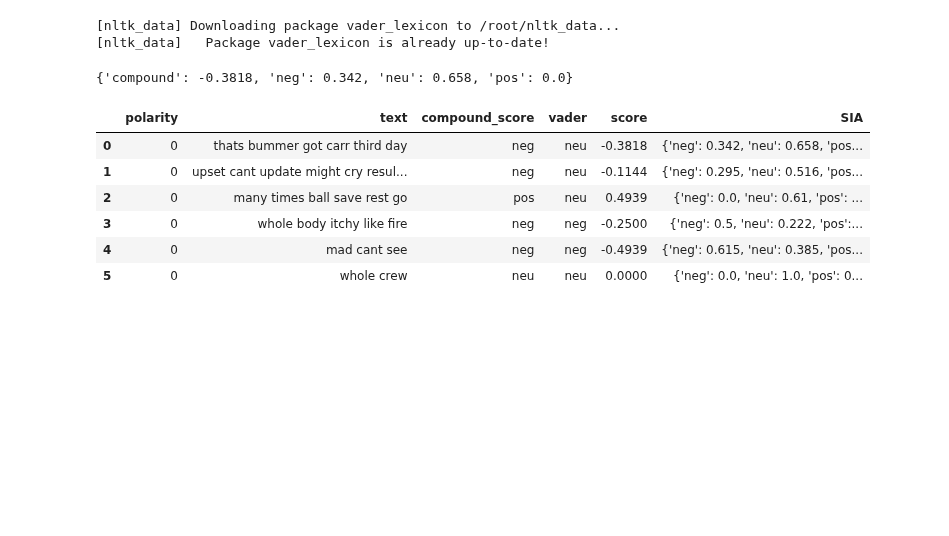
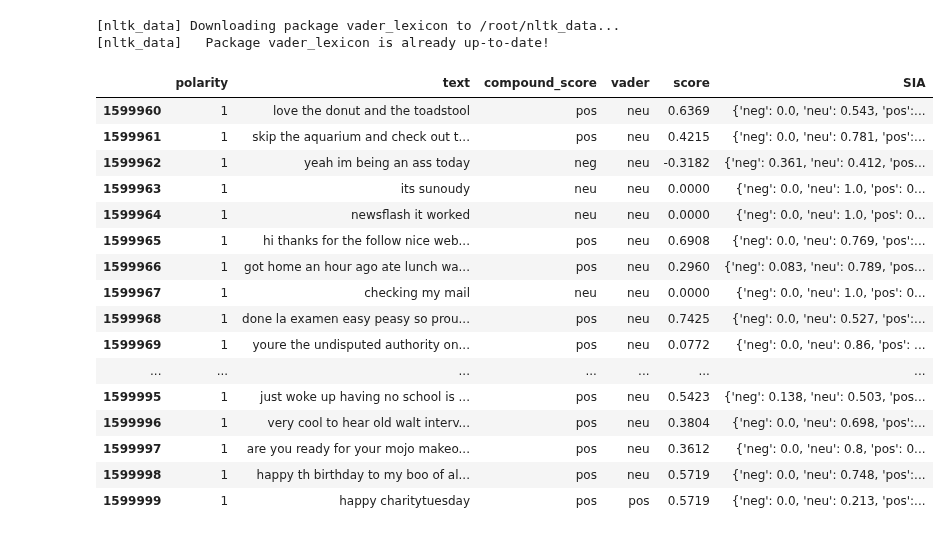
Before and after one commit to aascode/sentiment-analysis-2, a Jupyter notebook: sentiment_analysis_preprocessing_multiclass.ipynb, the cells around one changed output. Cells and saved outputs as stored; diff of their text form; code cells hidden in the pictures; blank space fills up the shorter version.

Commit message:
empty rows deleted; tested without stopwords and nltk_words

```diff
--- a/sentiment_analysis_preprocessing_multiclass.ipynb
+++ b/sentiment_analysis_preprocessing_multiclass.ipynb
@@ -249,13 +231,14 @@ df.head(20)
 # %%
-# replacing empty rows with NaN; removing NaN
-#df.replace(' ', value=float('NaN'), inplace=True).replace('', value=float('NaN'), inplace=True)
-#df.dropna(subset=['text'], inplace=True)
+# removing empty values replacing them with nan
+nan_value = float('NaN')
+df.replace('', nan_value, inplace=True)
+df.dropna(inplace=True) # add subset
 # %%
 # removing stopwords
-df['text'] = df['text'].apply(lambda x: ' '.join([i for i in x.split() if i not in (STOPWORDS)]))
+#df['text'] = df['text'].apply(lambda x: ' '.join([i for i in x.split() if i not in (STOPWORDS)]))
 
 # filtering and removing non-english words or misspelling
-df['text'] = df['text'].apply(lambda x: ' '.join([i for i in x.split() if i.lower() in NLTK_WORDS or not i.isalpha()]))
+#df['text'] = df['text'].apply(lambda x: ' '.join([i for i in x.split() if i.lower() in NLTK_WORDS or not i.isalpha()]))
 # %%
 # VADER, has different ratings depending on the form of the word and therefore the input should not be stemmed or lemmatized.
 from nltk.sentiment.vader import SentimentIntensityAnalyzer
@@ -293,17 +276,23 @@ df['vader'] = df['text'].apply(lambda x: sia_vader(x))
 df['score'] = df['text'].apply(lambda x: SIA.polarity_scores(x)['compound'])
 # %%
 df['SIA'] = df['text'].apply(lambda x: SIA.polarity_scores(x))
-# %%
-df.SIA[0]
-# %% [output]
-{'compound': -0.3818, 'neg': 0.342, 'neu': 0.658, 'pos': 0.0}
-# %%
-df.head(6)
-# %% [output]
-|  | polarity | text | compound_score | vader | score | SIA |
-| 0 | 0 | thats bummer got carr third day | neg | neu | -0.3818 | {'neg': 0.342, 'neu': 0.658, 'pos... |
-| 1 | 0 | upset cant update might cry resul... | neg | neu | -0.1144 | {'neg': 0.295, 'neu': 0.516, 'pos... |
-| 2 | 0 | many times ball save rest go | pos | neu | 0.4939 | {'neg': 0.0, 'neu': 0.61, 'pos': ... |
-| 3 | 0 | whole body itchy like fire | neg | neg | -0.2500 | {'neg': 0.5, 'neu': 0.222, 'pos':... |
-| 4 | 0 | mad cant see | neg | neg | -0.4939 | {'neg': 0.615, 'neu': 0.385, 'pos... |
-| 5 | 0 | whole crew | neu | neu | 0.0000 | {'neg': 0.0, 'neu': 1.0, 'pos': 0... |
+# %%
+df.tail(40)
+# %% [output]
+|  | polarity | text | compound_score | vader | score | SIA |
+| 1599960 | 1 | love the donut and the toadstool | pos | neu | 0.6369 | {'neg': 0.0, 'neu': 0.543, 'pos':... |
+| 1599961 | 1 | skip the aquarium and check out t... | pos | neu | 0.4215 | {'neg': 0.0, 'neu': 0.781, 'pos':... |
+| 1599962 | 1 | yeah im being an ass today | neg | neu | -0.3182 | {'neg': 0.361, 'neu': 0.412, 'pos... |
+| 1599963 | 1 | its sunoudy | neu | neu | 0.0000 | {'neg': 0.0, 'neu': 1.0, 'pos': 0... |
+| 1599964 | 1 | newsflash it worked | neu | neu | 0.0000 | {'neg': 0.0, 'neu': 1.0, 'pos': 0... |
+| 1599965 | 1 | hi thanks for the follow nice web... | pos | neu | 0.6908 | {'neg': 0.0, 'neu': 0.769, 'pos':... |
+| 1599966 | 1 | got home an hour ago ate lunch wa... | pos | neu | 0.2960 | {'neg': 0.083, 'neu': 0.789, 'pos... |
+| 1599967 | 1 | checking my mail | neu | neu | 0.0000 | {'neg': 0.0, 'neu': 1.0, 'pos': 0... |
+| 1599968 | 1 | done la examen easy peasy so prou... | pos | neu | 0.7425 | {'neg': 0.0, 'neu': 0.527, 'pos':... |
+| 1599969 | 1 | youre the undisputed authority on... | pos | neu | 0.0772 | {'neg': 0.0, 'neu': 0.86, 'pos': ... |
+| ... | ... | ... | ... | ... | ... | ... |
+| 1599995 | 1 | just woke up having no school is ... | pos | neu | 0.5423 | {'neg': 0.138, 'neu': 0.503, 'pos... |
+| 1599996 | 1 | very cool to hear old walt interv... | pos | neu | 0.3804 | {'neg': 0.0, 'neu': 0.698, 'pos':... |
+| 1599997 | 1 | are you ready for your mojo makeo... | pos | neu | 0.3612 | {'neg': 0.0, 'neu': 0.8, 'pos': 0... |
+| 1599998 | 1 | happy th birthday to my boo of al... | pos | neu | 0.5719 | {'neg': 0.0, 'neu': 0.748, 'pos':... |
+| 1599999 | 1 | happy charitytuesday | pos | pos | 0.5719 | {'neg': 0.0, 'neu': 0.213, 'pos':... |
```
Also changed, not shown: parts of 4 cells of this notebook.
